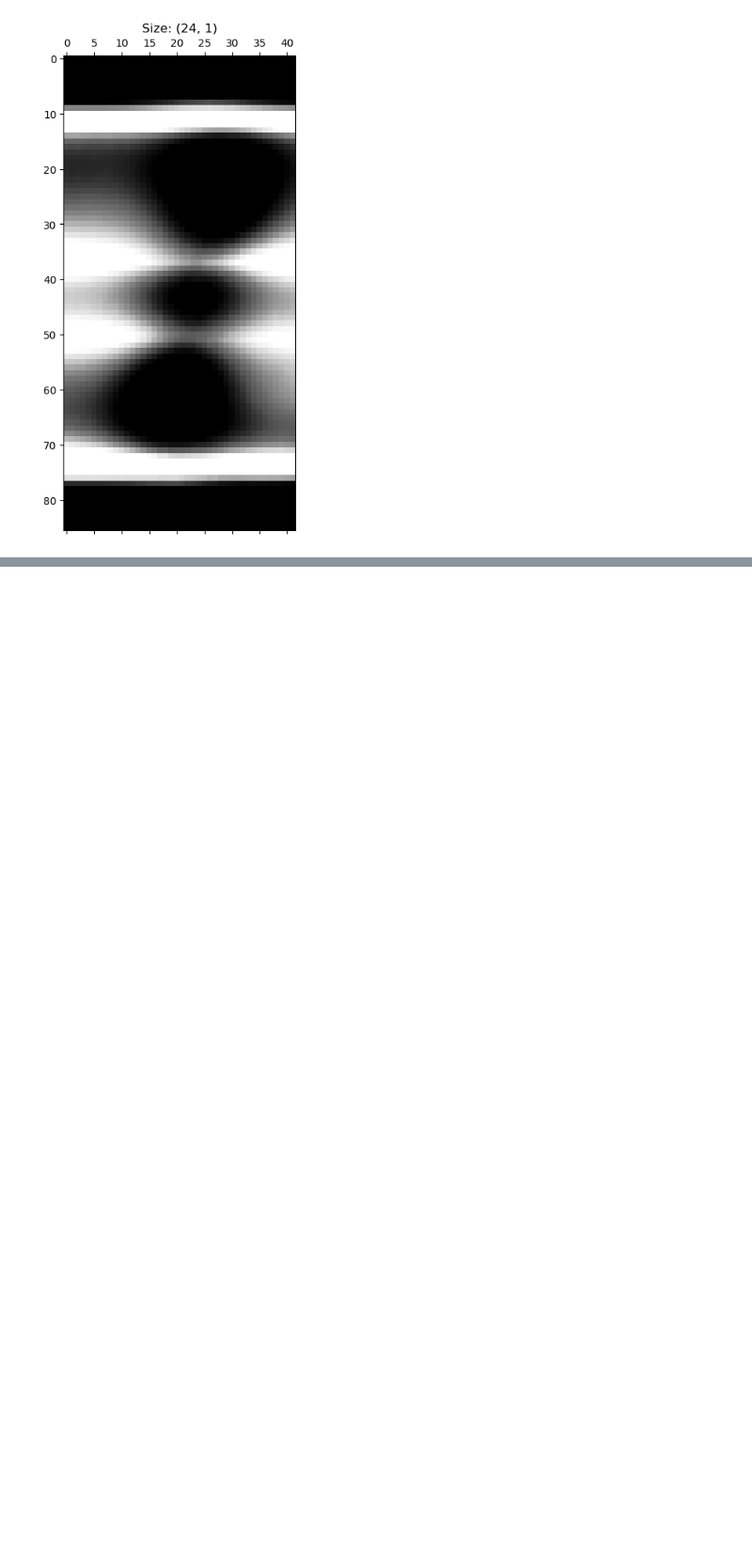
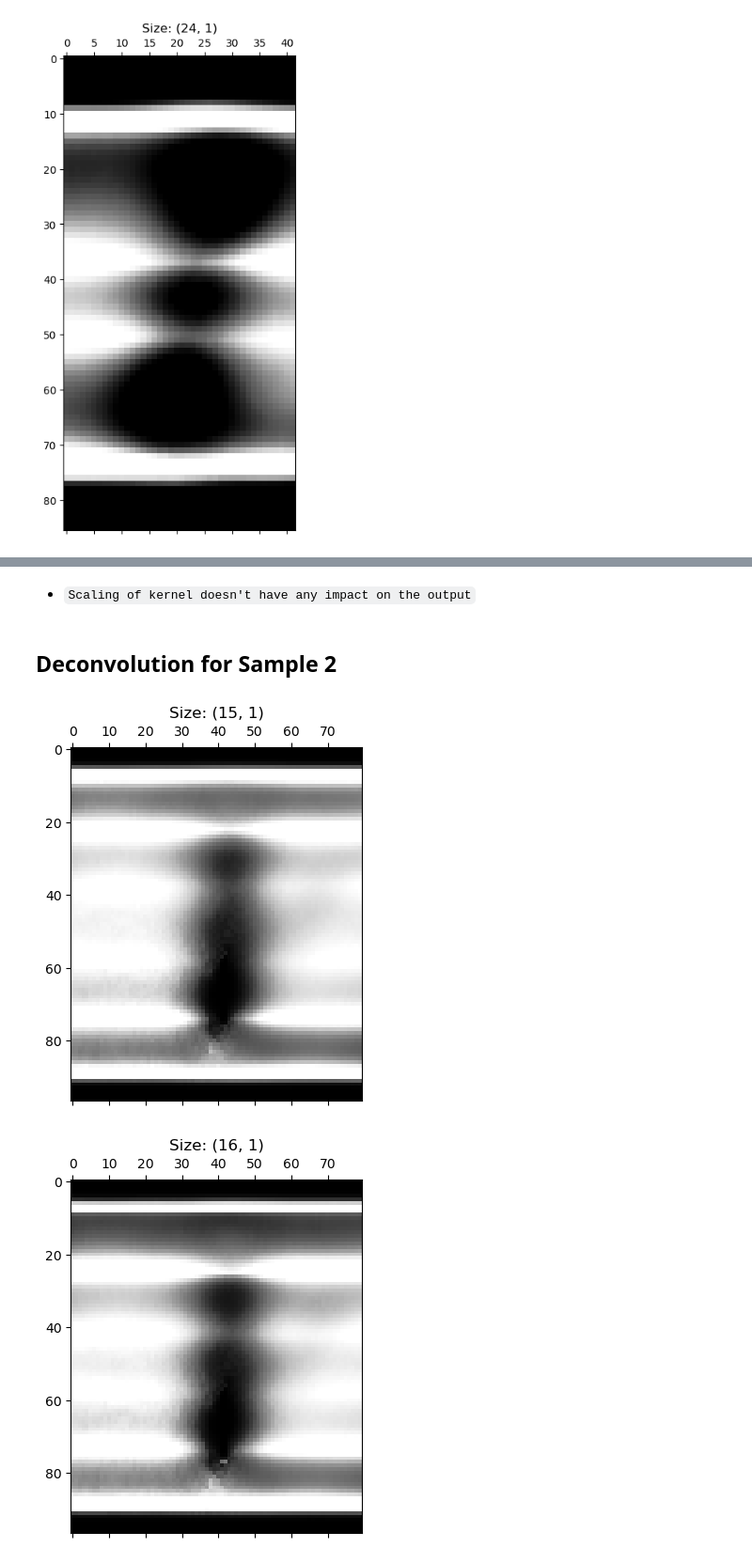
Before and after one commit to muthuganeshece/CVProjects, a Jupyter notebook: XRay/Debluring/Debluring.ipynb, the cells around one changed output, grey strips where cells are left out. Shown at 94% size. Saved outputs shown, nothing was run; the diff lists cells and outputs as text; code cells hidden in the pictures; blank space fills up the shorter version.

Commit message:
Update deconvolution technique for sample 2

```diff
--- a/XRay/Debluring/Debluring.ipynb
+++ b/XRay/Debluring/Debluring.ipynb
@@ -147,0 +165,14 @@ plt.matshow(img[:,:,0], cmap='Greys_r')
+# %% [markdown]
+- `Scaling of kernel doesn't have any impact on the output`
+# %% [markdown]
+## Deconvolution for Sample 2
+# %%
+img2 = cv.imread(r"F:\Work\Xray\Data\Blur\Result_6_30fps\163128357_0217_2_edited.png")
+for i in range(15, 25, 1):
+    kernel2 = np.ones((i,1))/(i)
+    deconvolved2 = restoration.richardson_lucy(img2[:,:,0], kernel2, 30, False)
+    plt.matshow(deconvolved2, cmap='Greys_r', vmin=img2.min(), vmax=img2.max())
+    plt.title('Size: ' + str(kernel2.shape))
+# %% [output]
+[figure, added]
+[figure, added]
```
Also changed, not shown: parts of 16 cells of this notebook.
